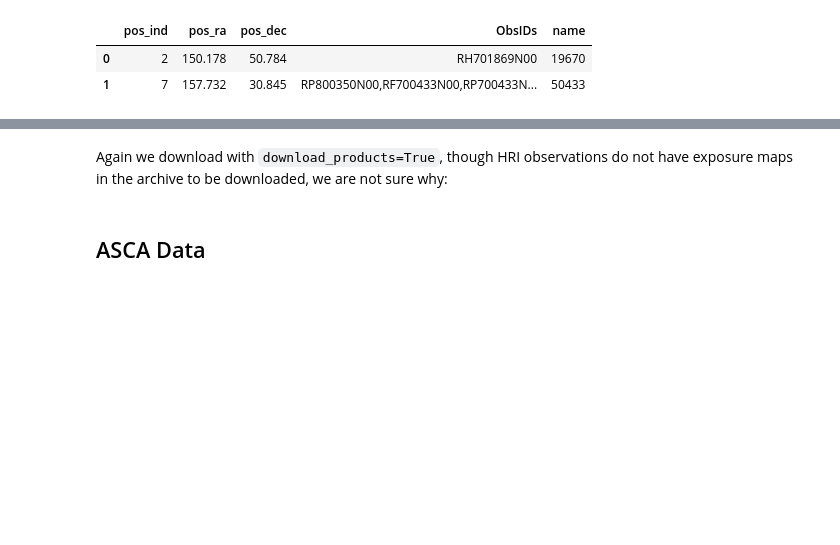
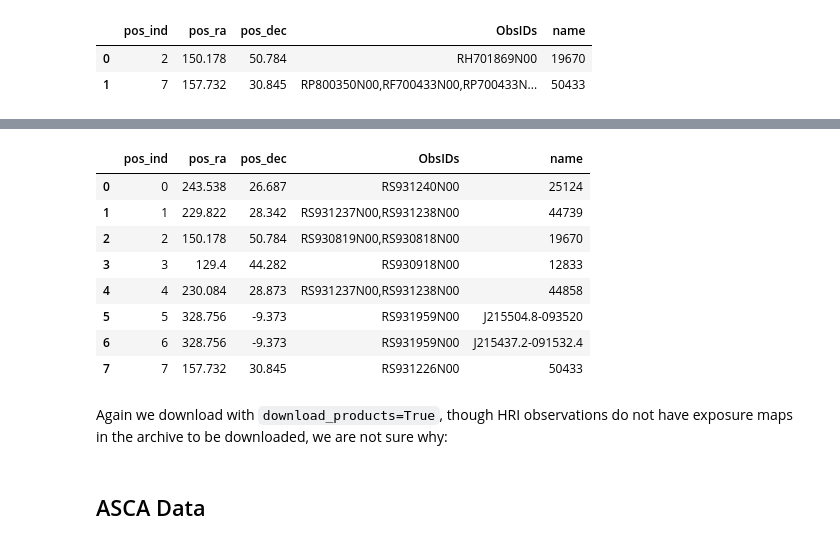
Before and after one commit to DavidT3/OVI_groups, a Jupyter notebook: notebooks/get_xray_data.ipynb, the cells around one changed output, grey strips where cells are left out. Drawn from its saved outputs; the diff is of its cells as text; code cells hidden in the pictures; blank space fills up the shorter version.

```diff
--- a/notebooks/get_xray_data.ipynb
+++ b/notebooks/get_xray_data.ipynb
@@ -179,3 +194,15 @@ rp_filt_info
+# %%
+ra_filt_info
+# %% [output]
+|  | pos_ind | pos_ra | pos_dec | ObsIDs | name |
+| 0 | 0 | 243.538 | 26.687 | RS931240N00 | 25124 |
+| 1 | 1 | 229.822 | 28.342 | RS931237N00,RS931238N00 | 44739 |
+| 2 | 2 | 150.178 | 50.784 | RS930819N00,RS930818N00 | 19670 |
+| 3 | 3 | 129.4 | 44.282 | RS930918N00 | 12833 |
+| 4 | 4 | 230.084 | 28.873 | RS931237N00,RS931238N00 | 44858 |
+| 5 | 5 | 328.756 | -9.373 | RS931959N00 | J215504.8-093520 |
+| 6 | 6 | 328.756 | -9.373 | RS931959N00 | J215437.2-091532.4 |
+| 7 | 7 | 157.732 | 30.845 | RS931226N00 | 50433 |
 # %% [markdown]
 Again we download with `download_products=True`, though HRI observations do not have exposure maps in the archive to be downloaded, we are not sure why:
 # %%
```
Also changed, not shown: parts of 4 cells of this notebook.
